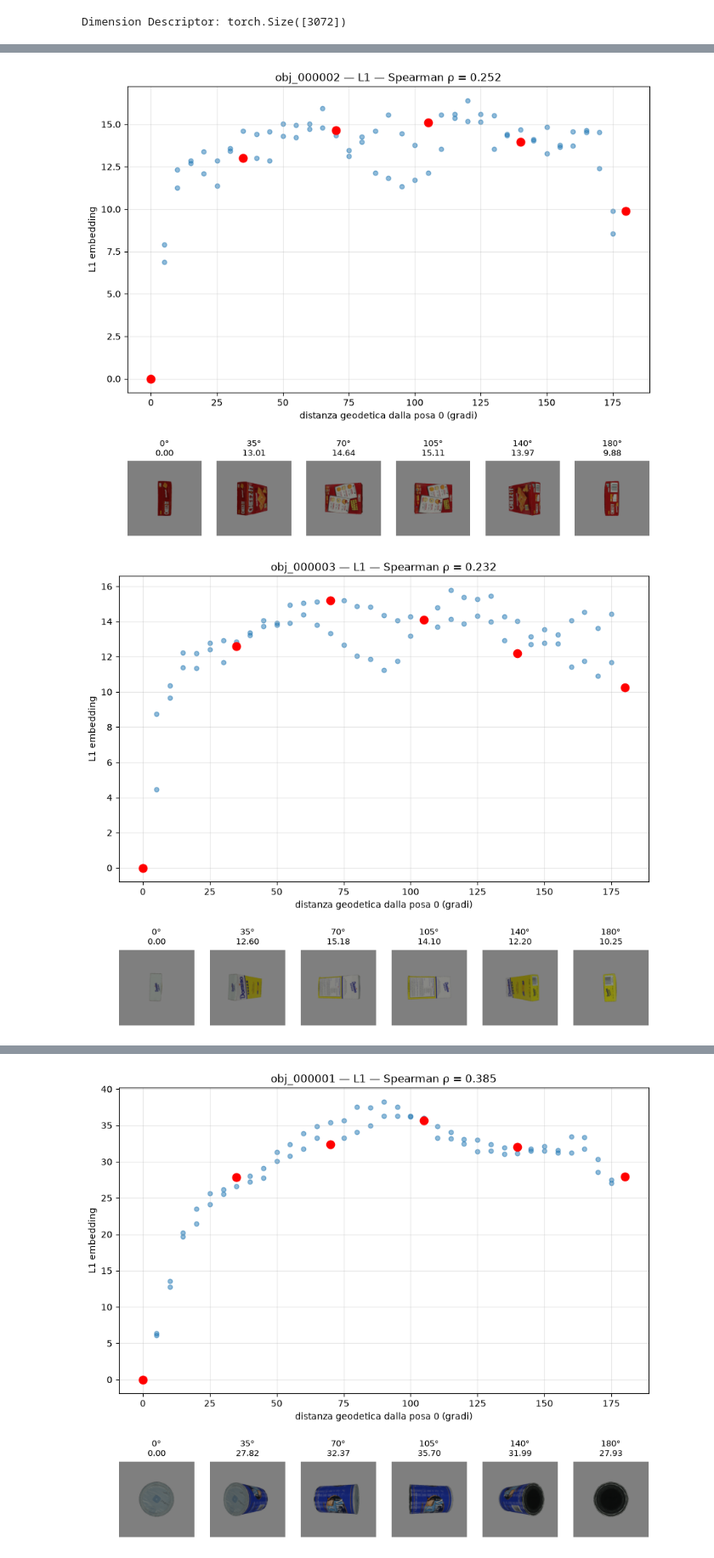
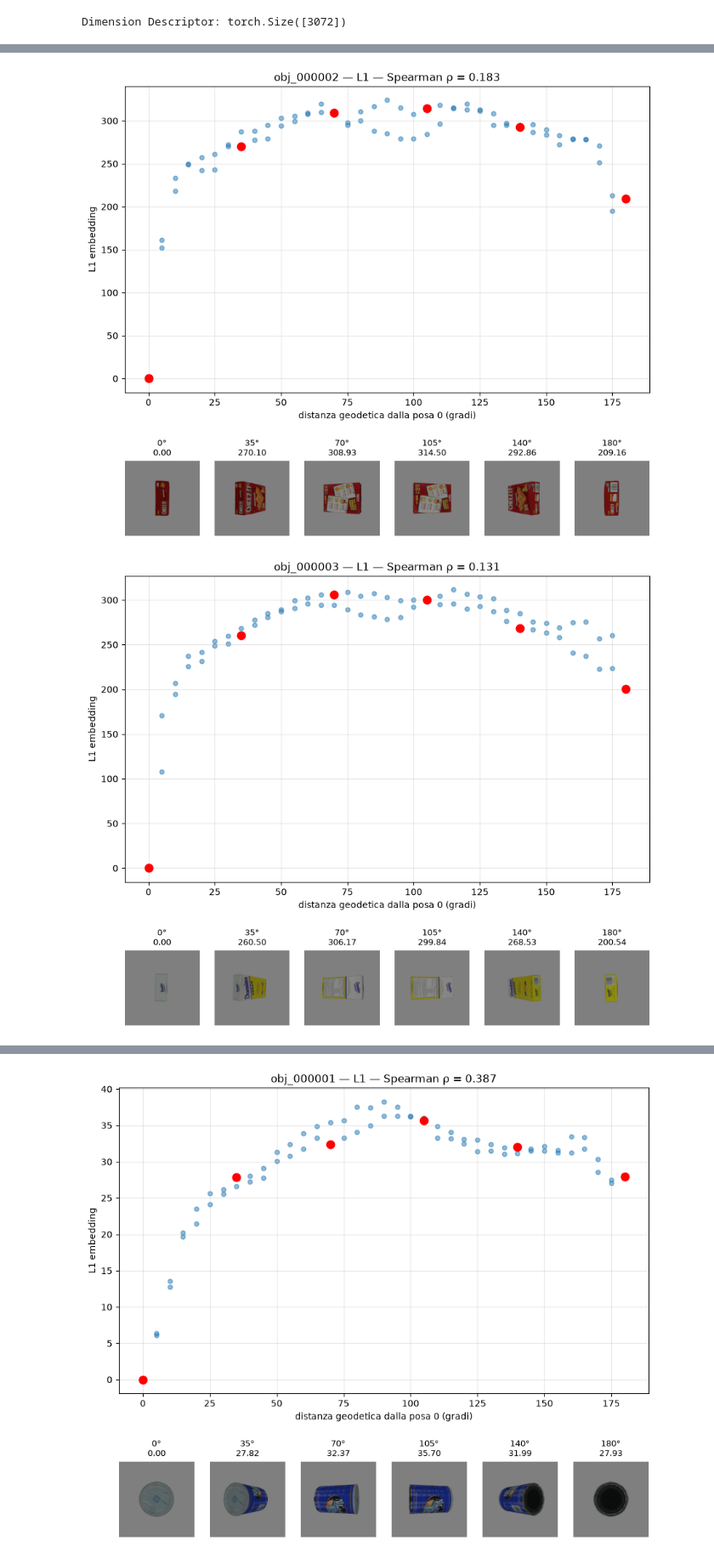
Before and after one commit to Saiukk/PoseJEPA, a Jupyter notebook: Script/Notebook/experiments.ipynb, the cells around one changed output, grey strips where cells are left out. Shown at 85% size. Cells and saved outputs as stored; diff of their text form; code cells hidden in the pictures.

```diff
--- a/Script/Notebook/experiments.ipynb
+++ b/Script/Notebook/experiments.ipynb
@@ -158,7 +160,7 @@ import pandas as pd
 from scipy.spatial.transform import Rotation
 from scipy.stats import spearmanr
 
-def plot_object(obj_name, dataset="ycbv", layers=[-1], token="ptc", metric="cos_dist"):
+def plot_object(obj_name, dataset="ycbv", layers=[-1], token="cls", metric="cos_dist"):
     # 1. leggi il CSV e filtra l'oggetto
     df = pd.read_csv(RENDERS / dataset / "gt_poses.csv")
     df = df[df["object"] == obj_name].reset_index(drop=True)
@@ -231,7 +310,7 @@ import pandas as pd
 from scipy.spatial.transform import Rotation
 from scipy.stats import spearmanr
 
-def plot_object(obj_name, dataset="ycbv", layers=[-1], token="patch", metric="L1"):
+def plot_object(obj_name, dataset="ycbv", layers=[-1], token="ptc", metric="L1"):
     # 1. leggi il CSV e filtra l'oggetto
     df = pd.read_csv(RENDERS / dataset / "gt_poses.csv")
     df = df[df["object"] == obj_name].reset_index(drop=True)
@@ -299,2 +378,2 @@ for obj in OBJECTS:
-[figure, old version]
+[figure, new version]
-[figure, old version]
+[figure, new version]
```
Also changed, not shown: parts of 25 cells of this notebook, 1 other file.
